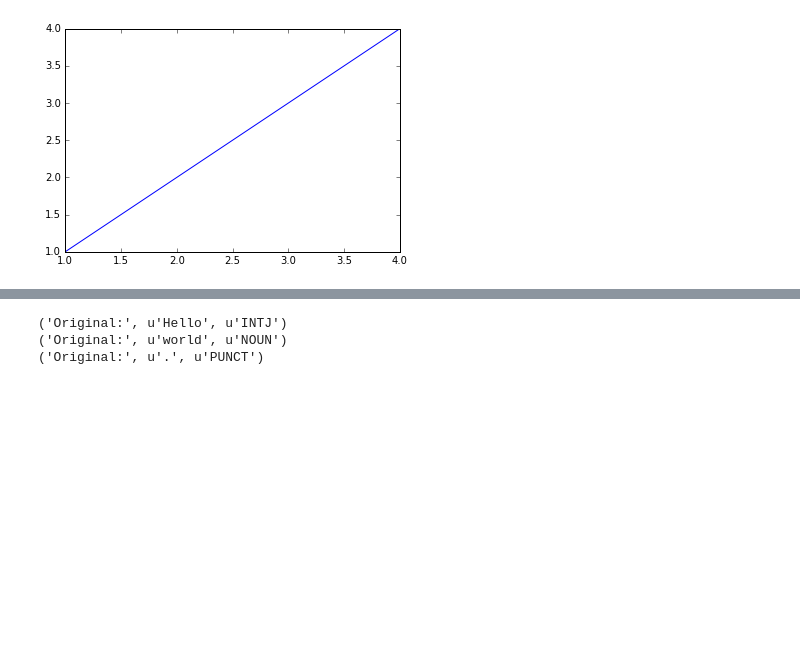
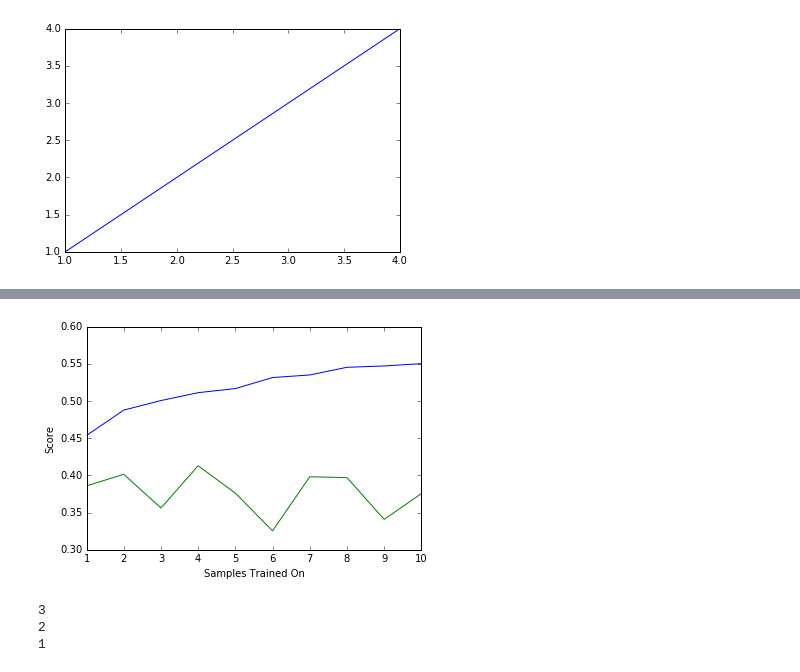
Before and after one commit to jackslinger/NLP, a Jupyter notebook: test_notebook.ipynb, the cells around one changed output, grey strips where cells are left out. Drawn from its saved outputs; the diff is of its cells as text; code cells hidden in the pictures; blank space fills up the shorter version.

```diff
--- a/test_notebook.ipynb
+++ b/test_notebook.ipynb
@@ -82,13 +71,21 @@ plt.plot(A[0],A[1],'o')
-# %%
-from spacy.en import English
-nlp = English()
-doc = nlp(u'Hello world. Here are two sentences.')
-
-for i, token in enumerate(doc):
-    print("Original:", token.orth_, token.pos_)
-    if i > 1:
-        break
-# %% [output]
-('Original:', u'Hello', u'INTJ')
-('Original:', u'world', u'NOUN')
-('Original:', u'.', u'PUNCT')
+# %%
+plt.figure()
+plt.plot(range(1,11), [0.4537, 0.4878, 0.5006, 0.5112, 0.5167, 0.5315, 0.535, 0.5453, 0.5471, 0.5502])
+plt.plot(range(1,11), [0.3859, 0.4015, 0.3562, 0.413, 0.3761, 0.3255, 0.3982, 0.397, 0.3409, 0.3755])
+plt.ylabel('Score')
+plt.xlabel('Samples Trained On')
+plt.show()
+# %% [output]
+[figure, added]
+# %%
+def test_generator(num):
+    while num > 0:
+        yield num
+        num -= 1
+
+for item in test_generator(3):
+    print item
+# %% [output]
+3
+2
+1
```
Also changed, not shown: parts of 1 cell of this notebook, 1 other file.
